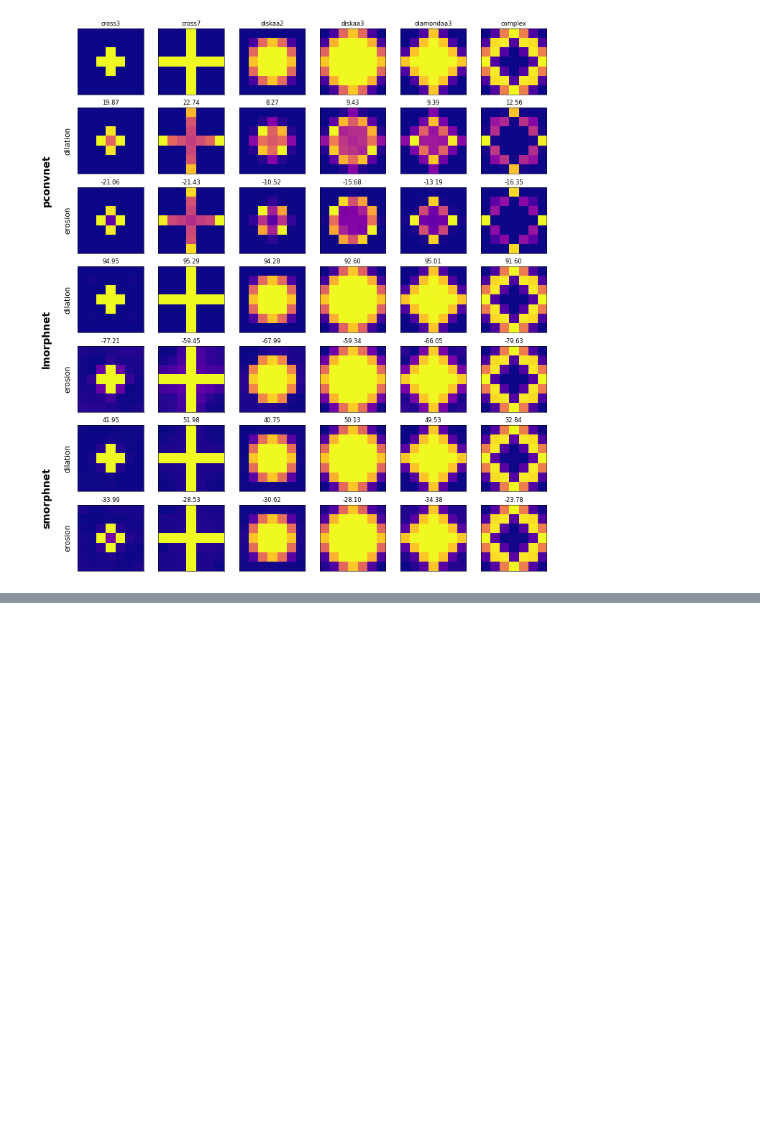
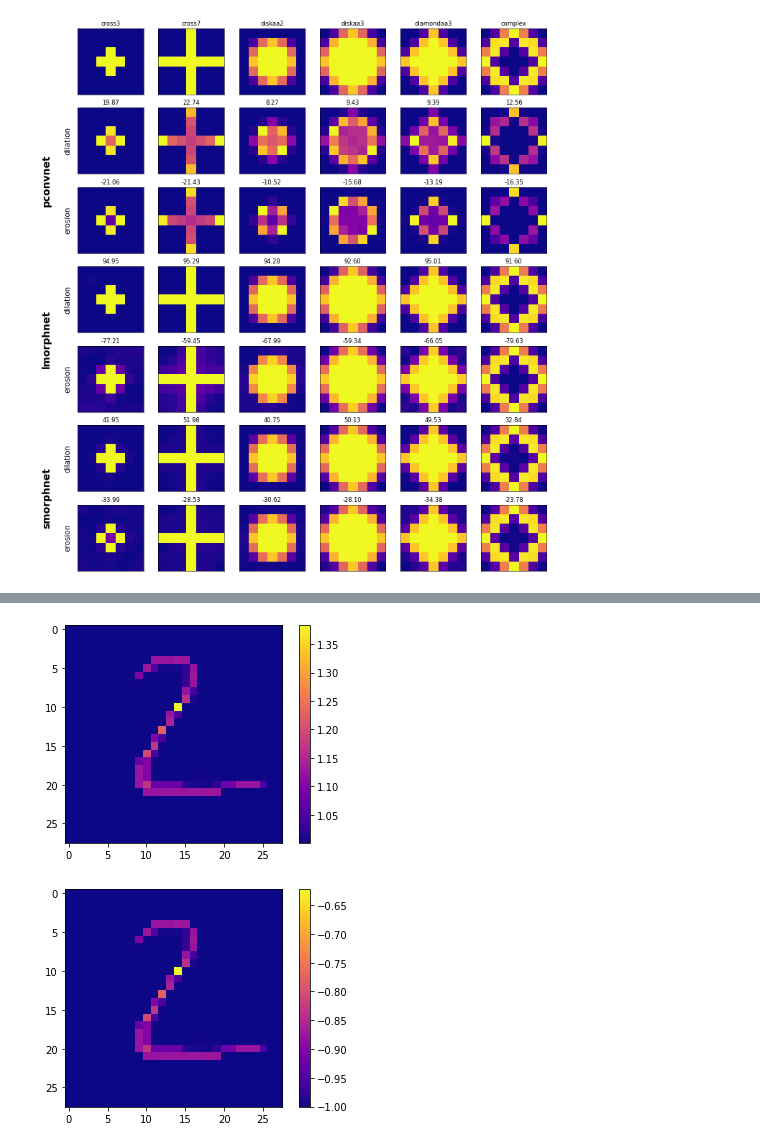
Before and after one commit to TheodoreAouad/MorphoNet, a Jupyter notebook: vis.ipynb, the cells around one changed output, grey strips where cells are left out. Cells and saved outputs as stored; diff of their text form; code cells hidden in the pictures; blank space fills up the shorter version.

```diff
--- a/vis.ipynb
+++ b/vis.ipynb
@@ -251,0 +363,11 @@ get_info(2, "lmorphnet_double", "opening", "diamondaa3")
+# %%
+n_batches = len(os.listdir("out/mnist_lmorphnet_mse_erosion_diskaa2_0/vis/batches/"))
+with h5py.File(f"out/mnist_lmorphnet_mse_erosion_diskaa2_0/vis/batches/{n_batches - 1:06}.h5", "r") as file:
+    plt.imshow(file['layers/000_lm1/output'][()][1,0,:,:], cmap='plasma')
+    plt.colorbar()
+    plt.show()
+    plt.imshow(file['layers/001_sb1/output'][()][1,0,:,:], cmap='plasma')
+    plt.colorbar()
+# %% [output]
+[figure, added]
+[figure, added]
```
Also changed, not shown: parts of 25 cells of this notebook.
